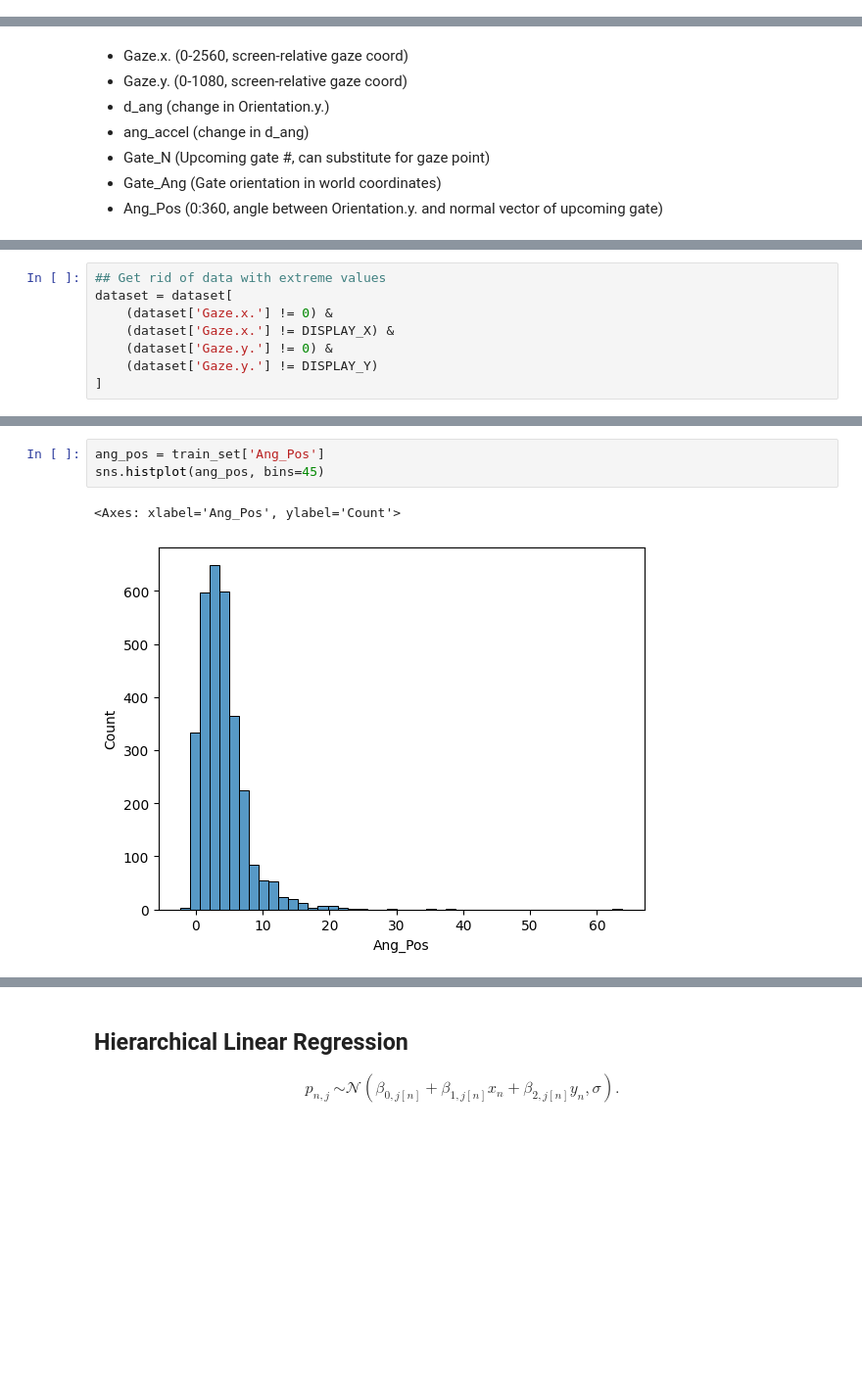
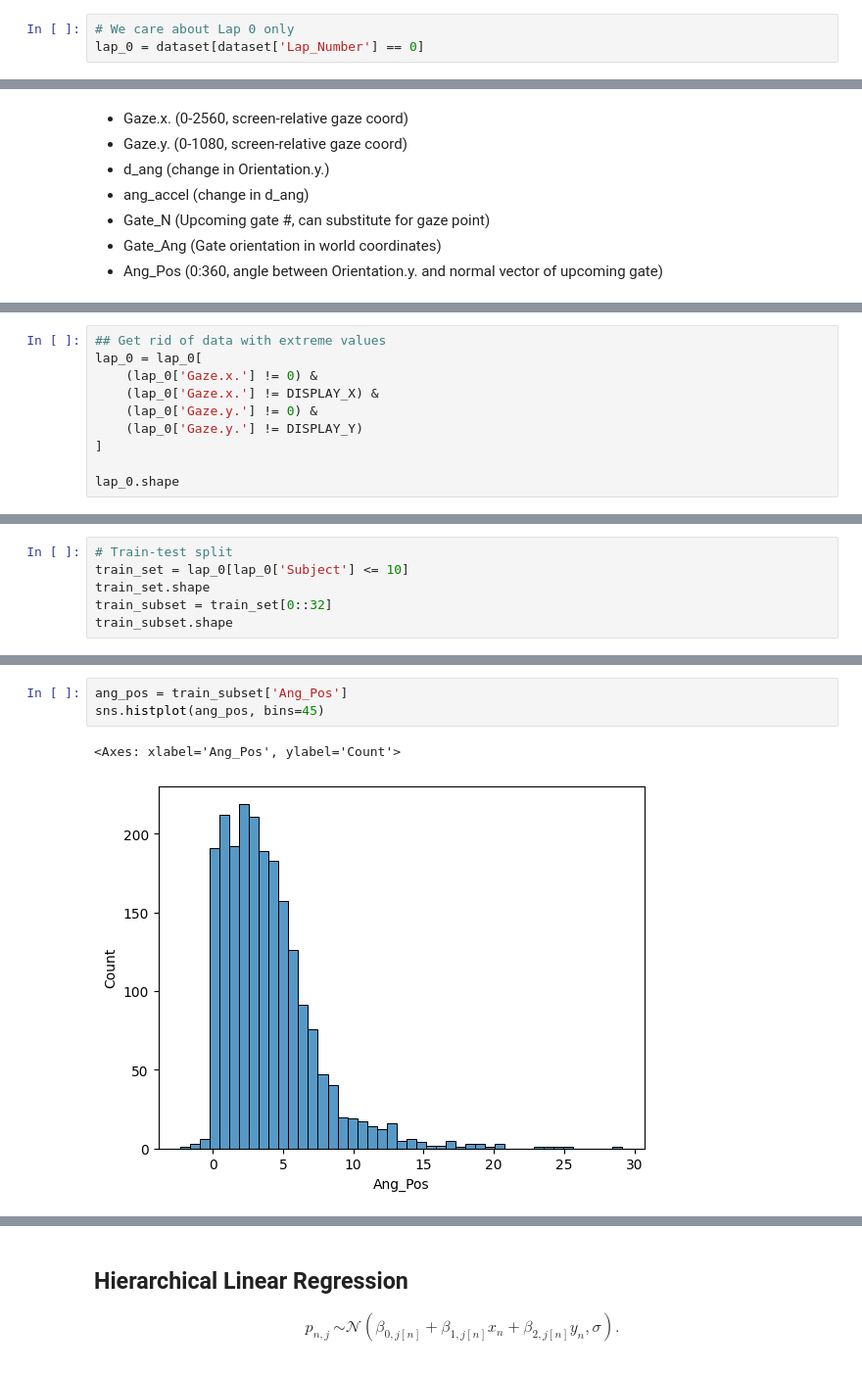
Before and after one commit to jerrymhuang/DreamDrone, a Jupyter notebook: FinalProject/exploration/hierarchical_gaze_stan.ipynb, the cells around one changed output, grey strips where cells are left out. Shown at 98% size. Drawn from its saved outputs; the diff is of its cells as text; blank space fills up the shorter version.

```diff
--- a/FinalProject/exploration/hierarchical_gaze_stan.ipynb
+++ b/FinalProject/exploration/hierarchical_gaze_stan.ipynb
@@ -15,6 +15,9 @@ DISPLAY_X, DISPLAY_Y = 2560, 1080
 # %%
 # Read in the data
 dataset = pd.read_csv("../data/full_data.csv", delimiter=";")
+# %%
+# We care about Lap 0 only
+lap_0 = dataset[dataset['Lap_Number'] == 0]
 # %% [markdown]
 Dataset:
 
@@ -42,9 +45,11 @@ dataset.head(5)
 | 4 | 1688764397748 | 0 | -255.4 | -181.3582 | 0.000000e+00 | -270.292557 | 351.172114 | ... |
 # %%
 ## Get rid of data with extreme values
-dataset = dataset[
-    (dataset['Gaze.x.'] != 0) &
-    (dataset['Gaze.x.'] != DISPLAY_X) &
-    (dataset['Gaze.y.'] != 0) &
-    (dataset['Gaze.y.'] != DISPLAY_Y)
+lap_0 = lap_0[
+    (lap_0['Gaze.x.'] != 0) &
+    (lap_0['Gaze.x.'] != DISPLAY_X) &
+    (lap_0['Gaze.y.'] != 0) &
+    (lap_0['Gaze.y.'] != DISPLAY_Y)
 ]
+
+lap_0.shape
@@ -55,0 +58,6 @@ train_set.shape
+# %%
+# Train-test split
+train_set = lap_0[lap_0['Subject'] <= 10]
+train_set.shape
+train_subset = train_set[0::32]
+train_subset.shape
@@ -70,7 +80,7 @@ sns.histplot(gaze_x, bins=50)
 # %%
-ang_pos = train_set['Ang_Pos']
+ang_pos = train_subset['Ang_Pos']
 sns.histplot(ang_pos, bins=45)
 # %% [output]
 <Axes: xlabel='Ang_Pos', ylabel='Count'>
-[figure, old version]
+[figure, new version]
 # %%
```
Also changed, not shown: parts of 13 cells of this notebook, 1 other file.
